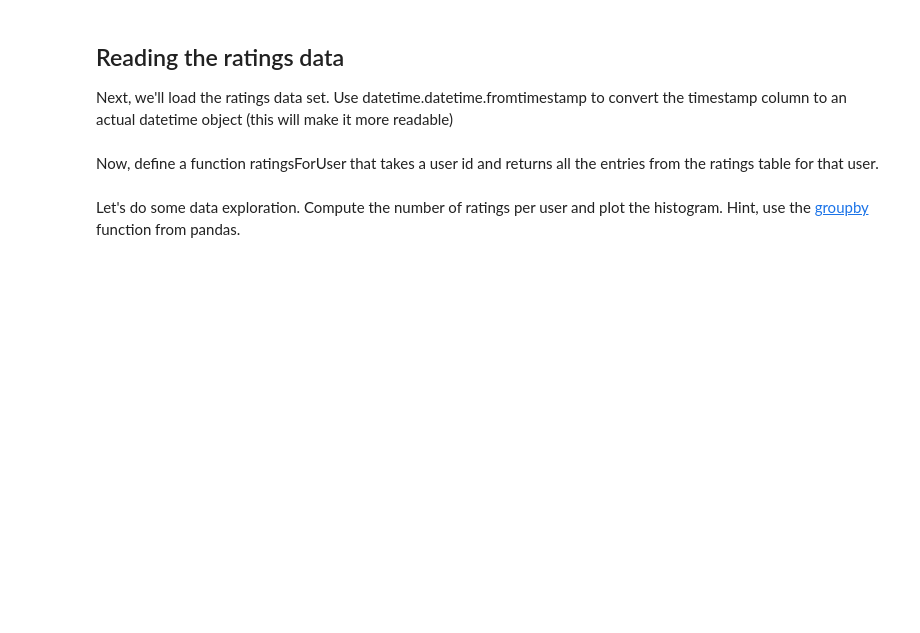
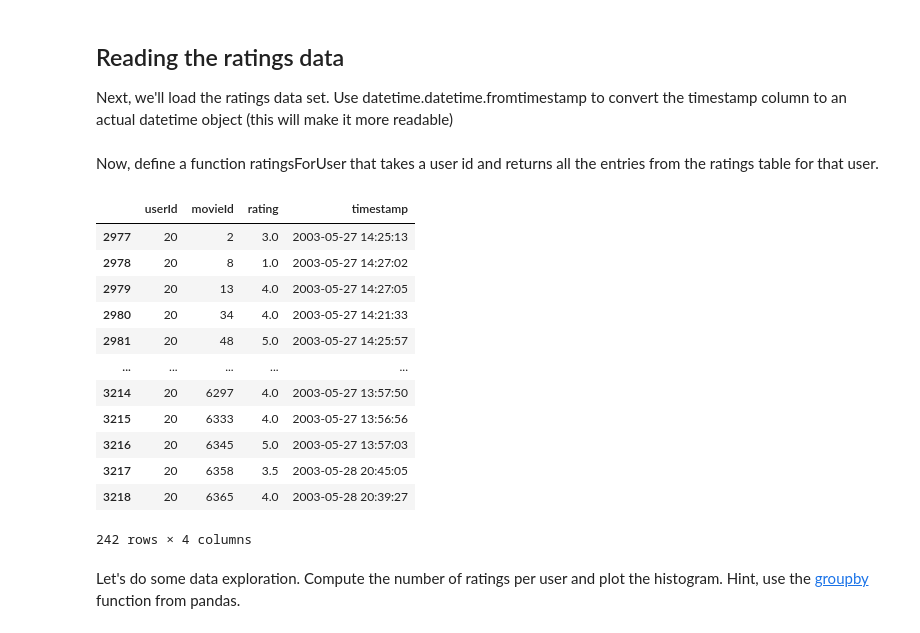
Before and after one commit to nice-oven/saki-2021-reco, a Jupyter notebook: SAKI reco exercise.ipynb, the cells around one changed output. Cells and saved outputs as stored; diff of their text form; code cells hidden in the pictures; blank space fills up the shorter version.

```diff
--- a/SAKI reco exercise.ipynb
+++ b/SAKI reco exercise.ipynb
@@ -53,9 +60,23 @@ Now, define a function ratingsForUser that takes a user id and returns all the e
 # %%
 # again, another function to find some data
 def ratingsForUser(uid):
     #TODO
-
+    return ratings[ratings.userId == uid]
 ratingsForUser(20)
+# %% [output]
+|  | userId | movieId | rating | timestamp |
+| 2977 | 20 | 2 | 3.0 | 2003-05-27 14:25:13 |
+| 2978 | 20 | 8 | 1.0 | 2003-05-27 14:27:02 |
+| 2979 | 20 | 13 | 4.0 | 2003-05-27 14:27:05 |
+| 2980 | 20 | 34 | 4.0 | 2003-05-27 14:21:33 |
+| 2981 | 20 | 48 | 5.0 | 2003-05-27 14:25:57 |
+| ... | ... | ... | ... | ... |
+| 3214 | 20 | 6297 | 4.0 | 2003-05-27 13:57:50 |
+| 3215 | 20 | 6333 | 4.0 | 2003-05-27 13:56:56 |
+| 3216 | 20 | 6345 | 5.0 | 2003-05-27 13:57:03 |
+| 3217 | 20 | 6358 | 3.5 | 2003-05-28 20:45:05 |
+| 3218 | 20 | 6365 | 4.0 | 2003-05-28 20:39:27 |
+242 rows × 4 columns
 # %% [markdown]
 Let's do some data exploration. Compute the number of ratings per user and plot the histogram. Hint, use the [groupby](https://pandas.pydata.org/pandas-docs/stable/reference/api/pandas.DataFrame.groupby.html) function from pandas.
 # %%
```
Also changed, not shown: parts of 12 cells of this notebook, 1 other file.
